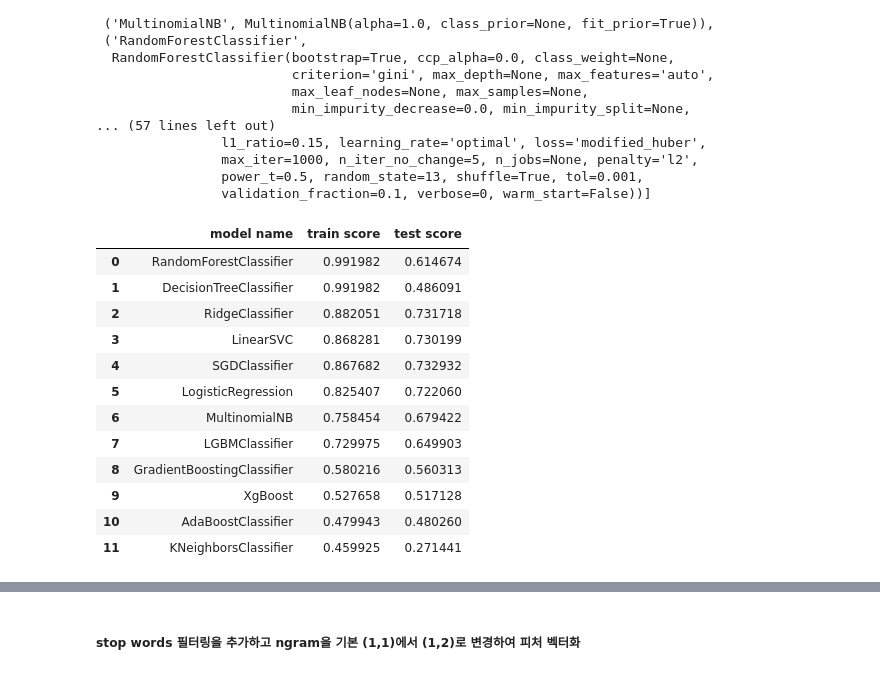
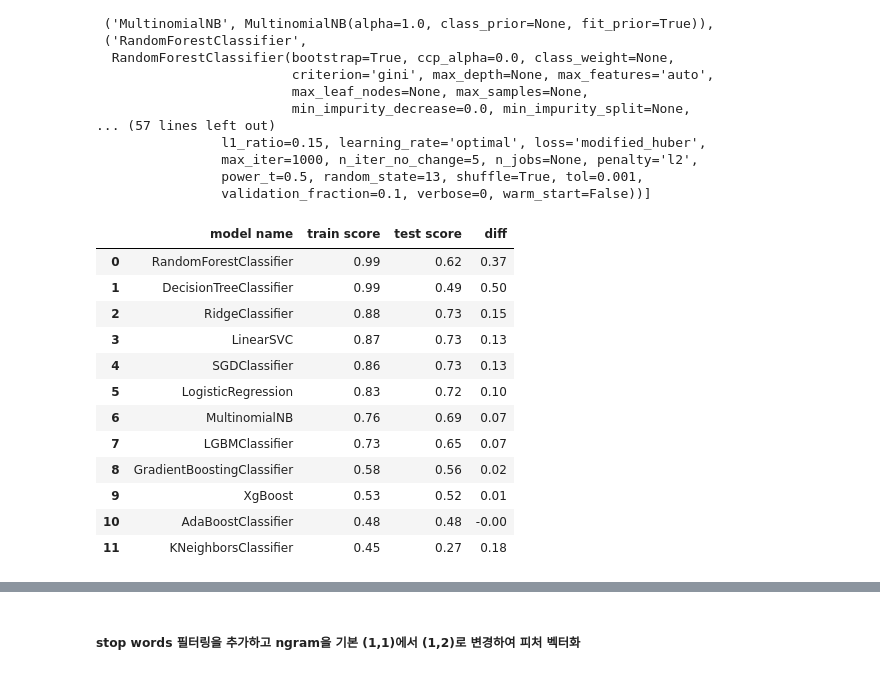
Before and after one commit to dss-14th/ml-repo-6, a Jupyter notebook: 02_novel_ai/01_tfidf_machine_learning_without_tfidf tuning.ipynb, the cells around one changed output, grey strips where cells are left out. Saved outputs shown, nothing was run; the diff lists cells and outputs as text; code cells hidden in the pictures.

```diff
--- a/02_novel_ai/01_tfidf_machine_learning_7_3.ipynb
+++ b/02_novel_ai/01_tfidf_machine_learning_without_tfidf tuning.ipynb
@@ -26,7 +26,7 @@ submission = pd.read_csv('./open/sample_submission.csv', encoding='utf-8')
 X = train.loc[:, 'text']
 y = train.loc[:, 'author']
 # %%
-X_train, X_test, y_train, y_test = train_test_split(X, y, test_size=0.3, random_state=13)
+X_train, X_test, y_train, y_test = train_test_split(X, y, test_size=0.2, random_state=13)
 # %% [markdown]
 ### 벡터라이즈
 # %% [markdown]
@@ -107,19 +107,20 @@ for name, model in models:
 # %%
 result = pd.DataFrame({'model name': names,
                        'train score': train_score,
                        'test score': test_score})
-result.sort_values(by='train score', ascending=False).reset_index(drop=True)
+result['diff'] = result['train score'] - result['test score']
+result.round(2).sort_values(by='train score', ascending=False).reset_index(drop=True)
 # %% [output]
-|  | model name | train score | test score |
-| 0 | RandomForestClassifier | 0.991982 | 0.614674 |
-| 1 | DecisionTreeClassifier | 0.991982 | 0.486091 |
-| 2 | RidgeClassifier | 0.882051 | 0.731718 |
-| 3 | LinearSVC | 0.868281 | 0.730199 |
-| 4 | SGDClassifier | 0.867682 | 0.732932 |
-| 5 | LogisticRegression | 0.825407 | 0.722060 |
-| 6 | MultinomialNB | 0.758454 | 0.679422 |
-| 7 | LGBMClassifier | 0.729975 | 0.649903 |
-| 8 | GradientBoostingClassifier | 0.580216 | 0.560313 |
-| 9 | XgBoost | 0.527658 | 0.517128 |
-| 10 | AdaBoostClassifier | 0.479943 | 0.480260 |
-| 11 | KNeighborsClassifier | 0.459925 | 0.271441 |
+|  | model name | train score | test score | diff |
+| 0 | RandomForestClassifier | 0.99 | 0.62 | 0.37 |
+| 1 | DecisionTreeClassifier | 0.99 | 0.49 | 0.50 |
+| 2 | RidgeClassifier | 0.88 | 0.73 | 0.15 |
+| 3 | LinearSVC | 0.87 | 0.73 | 0.13 |
+| 4 | SGDClassifier | 0.86 | 0.73 | 0.13 |
+| 5 | LogisticRegression | 0.83 | 0.72 | 0.10 |
+| 6 | MultinomialNB | 0.76 | 0.69 | 0.07 |
+| 7 | LGBMClassifier | 0.73 | 0.65 | 0.07 |
+| 8 | GradientBoostingClassifier | 0.58 | 0.56 | 0.02 |
+| 9 | XgBoost | 0.53 | 0.52 | 0.01 |
+| 10 | AdaBoostClassifier | 0.48 | 0.48 | -0.00 |
+| 11 | KNeighborsClassifier | 0.45 | 0.27 | 0.18 |
```
Also changed, not shown: parts of 41 cells of this notebook, 1 other file.
